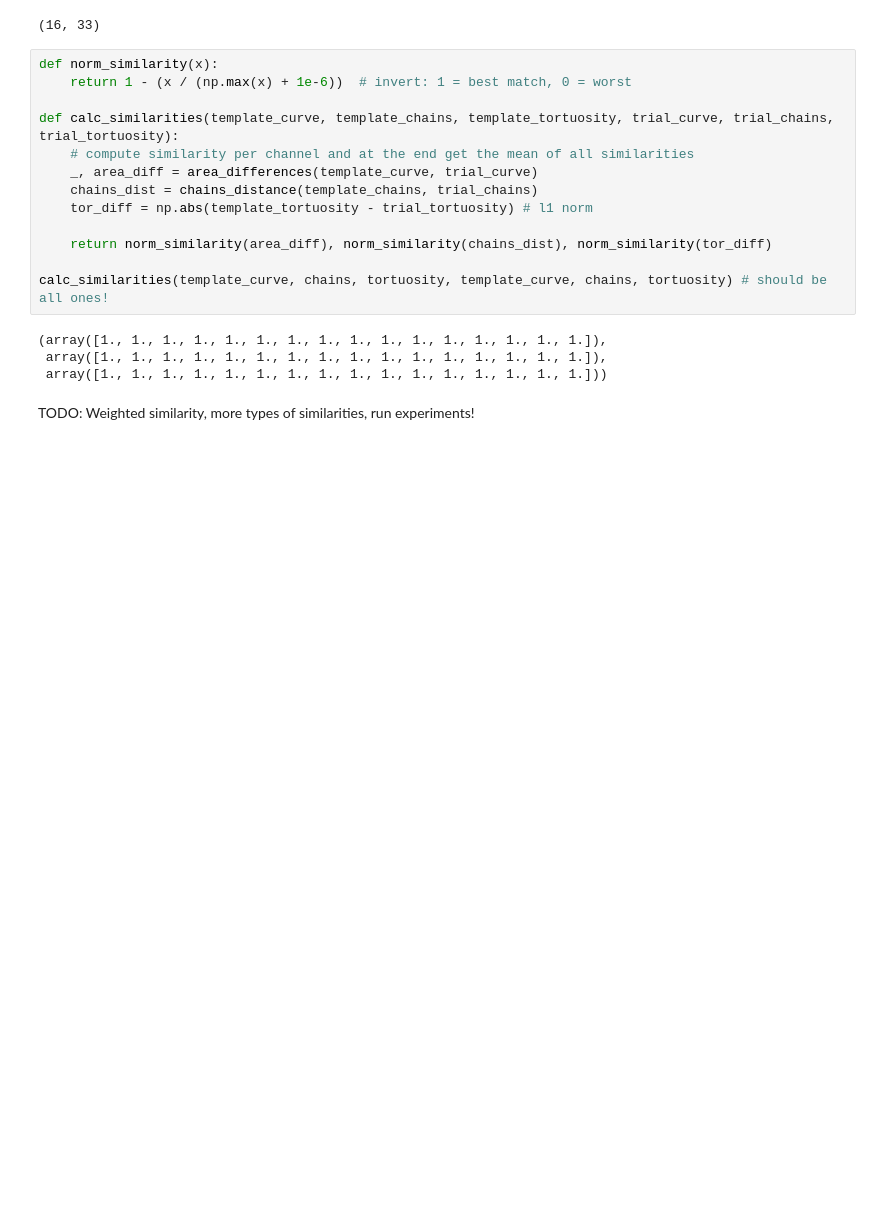
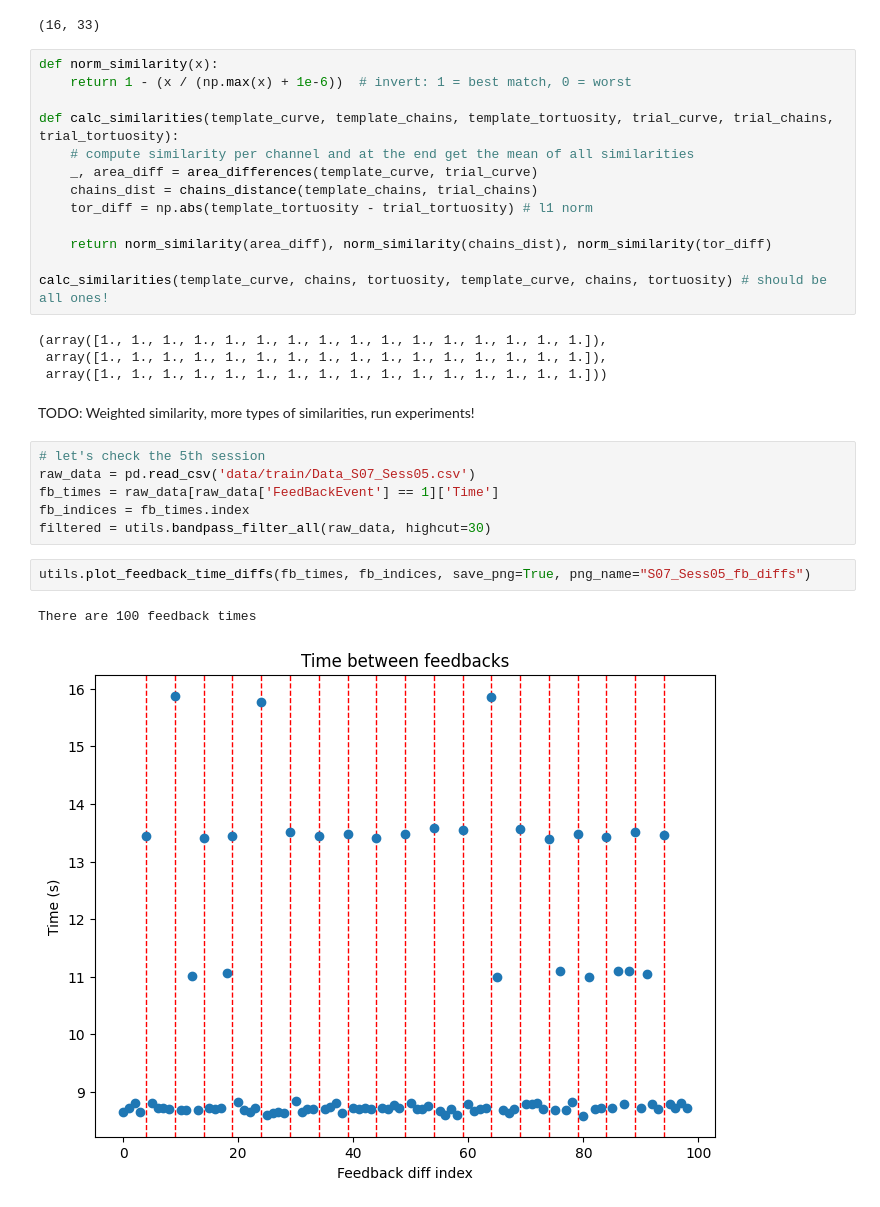
Before and after one commit to nspyrop03/bci-challenge-ner15, a Jupyter notebook: template_test.ipynb, the cells around one changed output. Saved outputs shown, nothing was run; the diff lists cells and outputs as text; blank space fills up the shorter version.

Commit message:
Started designing method to process session 5s

```diff
--- a/template_test.ipynb
+++ b/template_test.ipynb
@@ -215,3 +220,14 @@ calc_similarities(template_curve, chains, tortuosity, template_curve, chains, to
  array([1., 1., 1., 1., 1., 1., 1., 1., 1., 1., 1., 1., 1., 1., 1., 1.]))
 # %% [markdown]
 TODO: Weighted similarity, more types of similarities, run experiments!
+# %%
+# let's check the 5th session
+raw_data = pd.read_csv('data/train/Data_S07_Sess05.csv')
+fb_times = raw_data[raw_data['FeedBackEvent'] == 1]['Time']
+fb_indices = fb_times.index
+filtered = utils.bandpass_filter_all(raw_data, highcut=30)
+# %%
+utils.plot_feedback_time_diffs(fb_times, fb_indices, save_png=True, png_name="S07_Sess05_fb_diffs")
+# %% [output]
+There are 100 feedback times
+[figure, added]
```
Also changed, not shown: parts of 2 cells of this notebook, 3 other files.
